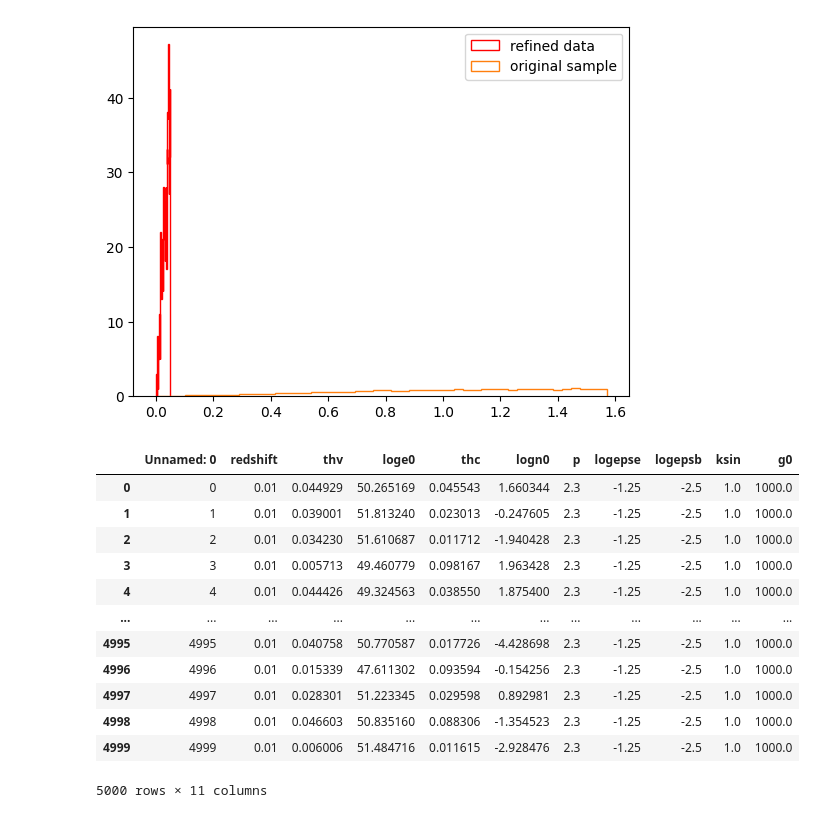
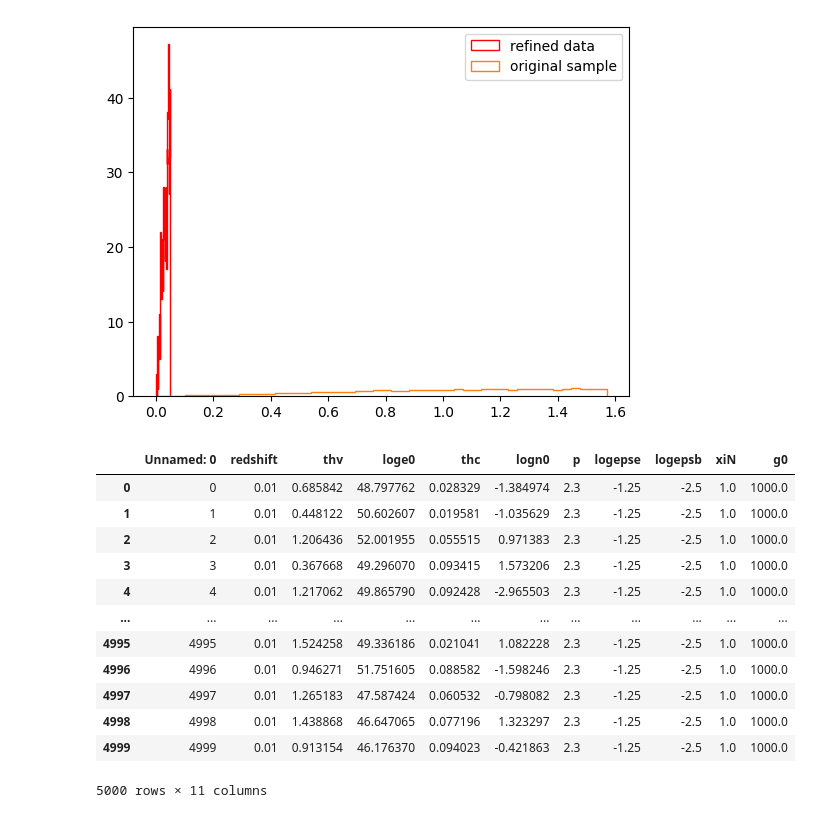
Before and after one commit to wfw23/MPhys_project, a Jupyter notebook: limited_priors.ipynb, the cells around one changed output. Cells and saved outputs as stored; diff of their text form; code cells hidden in the pictures.

```diff
--- a/limited_priors.ipynb
+++ b/limited_priors.ipynb
@@ -430,21 +405,21 @@ plt.show()
 # %% [output]
 [figure]
 # %%
-on_axisdata= pd.read_csv('on_axis_samples3.csv')
+on_axisdata= pd.read_csv('onaxis_samples_redback.csv')
 on_axisdata
 # %% [output]
-|  | Unnamed: 0 | redshift | thv | loge0 | thc | logn0 | p | logepse | logepsb | ksin | g0 |
-| 0 | 0 | 0.01 | 0.044929 | 50.265169 | 0.045543 | 1.660344 | 2.3 | -1.25 | -2.5 | 1.0 | 1000.0 |
-| 1 | 1 | 0.01 | 0.039001 | 51.813240 | 0.023013 | -0.247605 | 2.3 | -1.25 | -2.5 | 1.0 | 1000.0 |
-| 2 | 2 | 0.01 | 0.034230 | 51.610687 | 0.011712 | -1.940428 | 2.3 | -1.25 | -2.5 | 1.0 | 1000.0 |
-| 3 | 3 | 0.01 | 0.005713 | 49.460779 | 0.098167 | 1.963428 | 2.3 | -1.25 | -2.5 | 1.0 | 1000.0 |
-| 4 | 4 | 0.01 | 0.044426 | 49.324563 | 0.038550 | 1.875400 | 2.3 | -1.25 | -2.5 | 1.0 | 1000.0 |
+|  | Unnamed: 0 | redshift | thv | loge0 | thc | logn0 | p | logepse | logepsb | xiN | g0 |
+| 0 | 0 | 0.01 | 0.685842 | 48.797762 | 0.028329 | -1.384974 | 2.3 | -1.25 | -2.5 | 1.0 | 1000.0 |
+| 1 | 1 | 0.01 | 0.448122 | 50.602607 | 0.019581 | -1.035629 | 2.3 | -1.25 | -2.5 | 1.0 | 1000.0 |
+| 2 | 2 | 0.01 | 1.206436 | 52.001955 | 0.055515 | 0.971383 | 2.3 | -1.25 | -2.5 | 1.0 | 1000.0 |
+| 3 | 3 | 0.01 | 0.367668 | 49.296070 | 0.093415 | 1.573206 | 2.3 | -1.25 | -2.5 | 1.0 | 1000.0 |
+| 4 | 4 | 0.01 | 1.217062 | 49.865790 | 0.092428 | -2.965503 | 2.3 | -1.25 | -2.5 | 1.0 | 1000.0 |
 | ... | ... | ... | ... | ... | ... | ... | ... | ... | ... | ... | ... |
-| 4995 | 4995 | 0.01 | 0.040758 | 50.770587 | 0.017726 | -4.428698 | 2.3 | -1.25 | -2.5 | 1.0 | 1000.0 |
-| 4996 | 4996 | 0.01 | 0.015339 | 47.611302 | 0.093594 | -0.154256 | 2.3 | -1.25 | -2.5 | 1.0 | 1000.0 |
-| 4997 | 4997 | 0.01 | 0.028301 | 51.223345 | 0.029598 | 0.892981 | 2.3 | -1.25 | -2.5 | 1.0 | 1000.0 |
-| 4998 | 4998 | 0.01 | 0.046603 | 50.835160 | 0.088306 | -1.354523 | 2.3 | -1.25 | -2.5 | 1.0 | 1000.0 |
-| 4999 | 4999 | 0.01 | 0.006006 | 51.484716 | 0.011615 | -2.928476 | 2.3 | -1.25 | -2.5 | 1.0 | 1000.0 |
+| 4995 | 4995 | 0.01 | 1.524258 | 49.336186 | 0.021041 | 1.082228 | 2.3 | -1.25 | -2.5 | 1.0 | 1000.0 |
+| 4996 | 4996 | 0.01 | 0.946271 | 51.751605 | 0.088582 | -1.598246 | 2.3 | -1.25 | -2.5 | 1.0 | 1000.0 |
+| 4997 | 4997 | 0.01 | 1.265183 | 47.587424 | 0.060532 | -0.798082 | 2.3 | -1.25 | -2.5 | 1.0 | 1000.0 |
+| 4998 | 4998 | 0.01 | 1.438868 | 46.647065 | 0.077196 | 1.323297 | 2.3 | -1.25 | -2.5 | 1.0 | 1000.0 |
+| 4999 | 4999 | 0.01 | 0.913154 | 46.176370 | 0.094023 | -0.421863 | 2.3 | -1.25 | -2.5 | 1.0 | 1000.0 |
 5000 rows × 11 columns
 # %%
 agdata= np.array([on_axisdata['logn0'],on_axisdata['loge0'],on_axisdata['thv'],on_axisdata['thc']])
```
Also changed, not shown: parts of 10 cells of this notebook, 10 other files.
